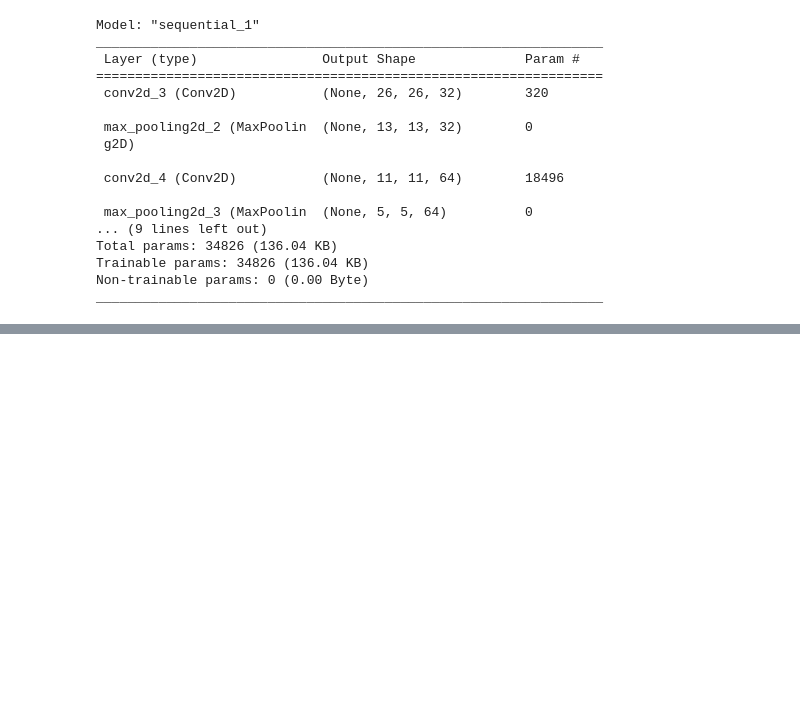
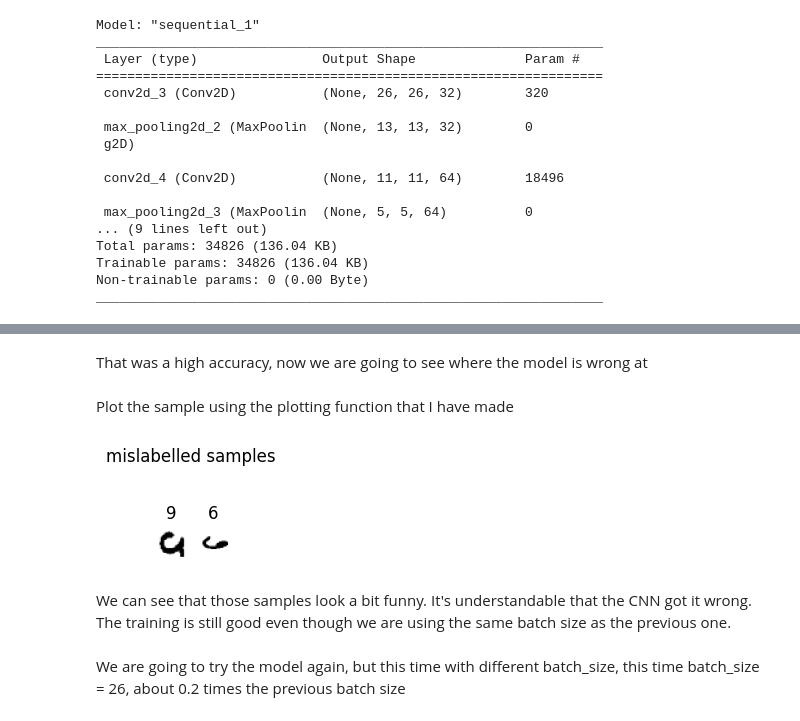
Before and after one commit to lakubis/jyu-learn, a Jupyter notebook: efficient_computing/Demos/Demo_4/demo4_Felix_Cahyadi.ipynb, the cells around one changed output, grey strips where cells are left out. Saved outputs shown, nothing was run; the diff lists cells and outputs as text; code cells hidden in the pictures; blank space fills up the shorter version.

```diff
--- a/efficient_computing/Demos/Demo_4/demo4_Felix_Cahyadi.ipynb
+++ b/efficient_computing/Demos/Demo_4/demo4_Felix_Cahyadi.ipynb
@@ -253,0 +354,32 @@ _________________________________________________________________
+# %%
+# retrieve or Build the model
+# ---------------
+try:
+    # Try to look for model
+    model69 = keras.models.load_model('demo4_69.keras')
+    model69.summary()
+
+except:
+    model69 = keras.Sequential(
+        [
+        keras.Input(shape=input_shape),
+        layers.Conv2D(32, kernel_size=(3, 3), activation="relu"),
+        layers.MaxPooling2D(pool_size=(2, 2)),
+        layers.Conv2D(64, kernel_size=(3, 3), activation="relu"),
+        layers.MaxPooling2D(pool_size=(2, 2)),
+        layers.Flatten(),
+        layers.Dropout(0.5),
+        layers.Dense(2, activation="softmax"), # here we only have two output nodes
+        ]
+    )
+
+    model69.summary()
+    # Train the model
+    # ---------------
+    batch_size = 128
+    epochs = 15
+
+    model69.compile(loss="categorical_crossentropy", optimizer="adam", metrics=["accuracy"])
+
+    model69.fit(x_train_69, y_train_69, batch_size=batch_size, epochs=epochs, validation_split=0.1)
+    model69.save('demo4_69.keras')
@@ -253,0 +413,21 @@ _________________________________________________________________
+# %% [markdown]
+That was a high accuracy, now we are going to see where the model is wrong at
+# %%
+# Create an array of prediction
+prediction69 = model69.predict(x_test_69, verbose = False)
+
+# List the cases where the prediction is not the same as test labels
+wrong_prediction = x_test_69[np.argmax(prediction69, axis = -1) !=np.argmax(y_test_69, axis = -1)]
+
+# List the label for those cases, and revert it back to 6's and 9's using label_encoder.inverse_transform()
+wrong_prediction_label = label_encoder.inverse_transform(np.argmax(y_test_69[np.argmax(prediction69, axis = -1) !=np.argmax(y_test_69, axis = -1)], axis = -1))
+# %% [markdown]
+Plot the sample using the plotting function that I have made
+# %%
+plot_straight_imag(wrong_prediction, title="mislabelled samples", labels= wrong_prediction_label)
+# %% [output]
+[figure, added]
+# %% [markdown]
+We can see that those samples look a bit funny. It's understandable that the CNN got it wrong. The training is still good even though we are using the same batch size as the previous one.
+# %% [markdown]
+We are going to try the model again, but this time with different batch_size, this time batch_size = 26, about 0.2 times the previous batch size
```
Also changed, not shown: parts of 41 cells of this notebook, 11 other files.
